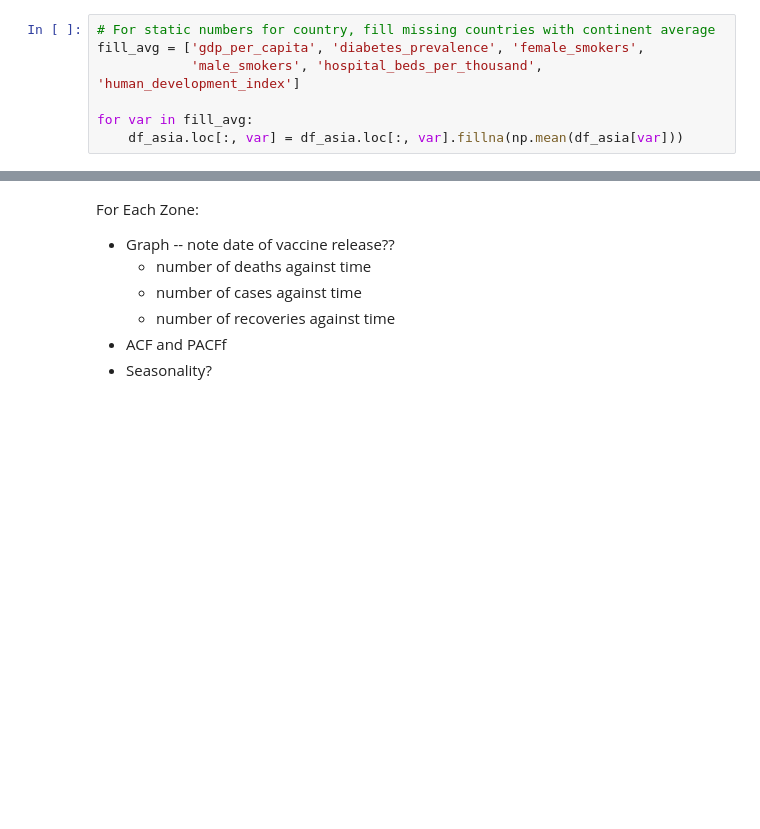
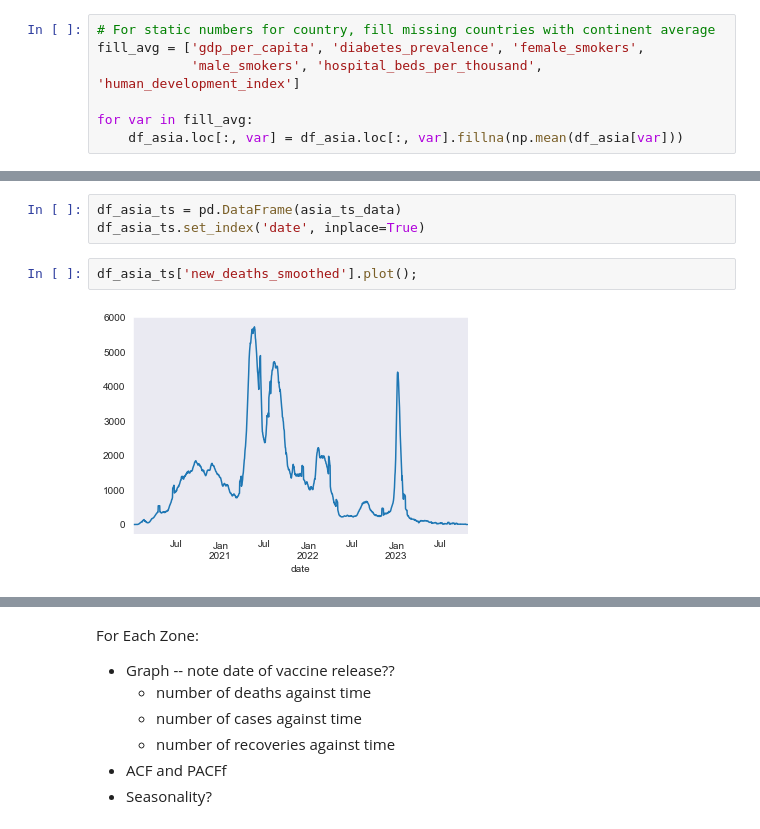
Before and after one commit to Bella3s/Covid-19-Time-Series-Modeling, a Jupyter notebook: index.ipynb, the cells around one changed output, grey strips where cells are left out. Saved outputs shown, nothing was run; the diff lists cells and outputs as text; blank space fills up the shorter version.

Commit message:
data exploration, aggregate continent

```diff
--- a/index.ipynb
+++ b/index.ipynb
@@ -532,0 +617,7 @@ for var in fill_avg:
+# %%
+df_asia_ts = pd.DataFrame(asia_ts_data)
+df_asia_ts.set_index('date', inplace=True)
+# %%
+df_asia_ts['new_deaths_smoothed'].plot();
+# %% [output]
+[figure, added]
```
Also changed, not shown: parts of 22 cells of this notebook.
